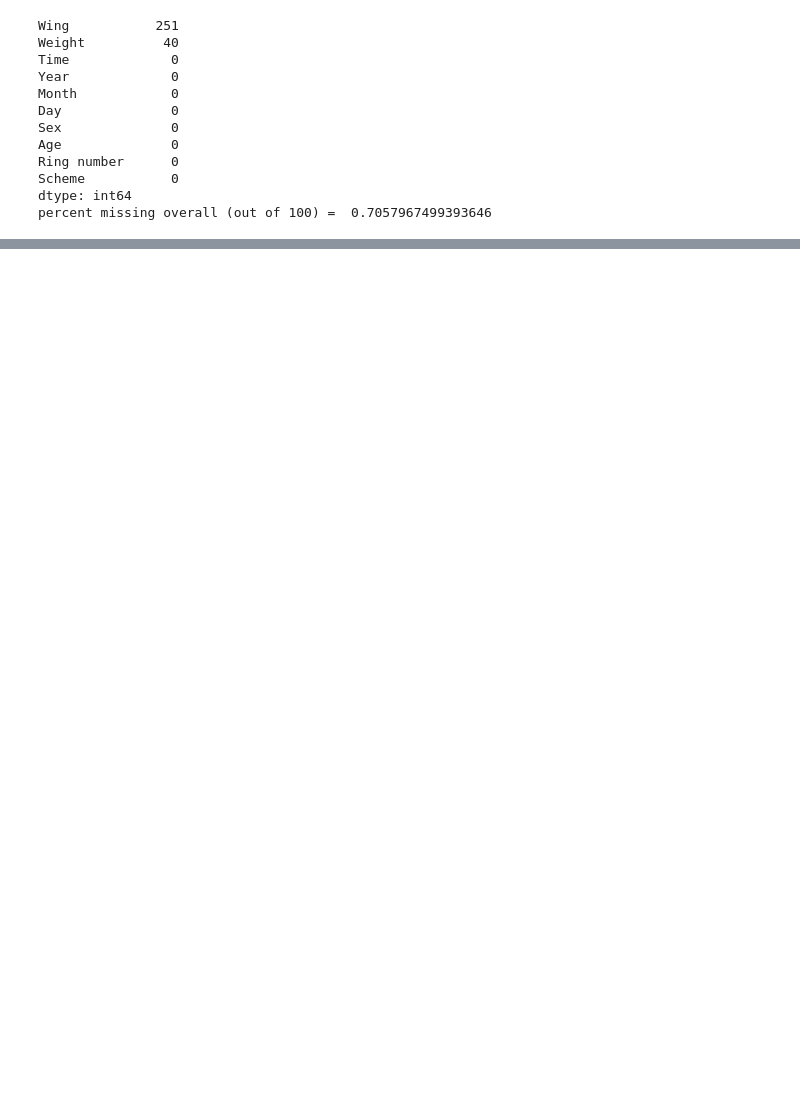
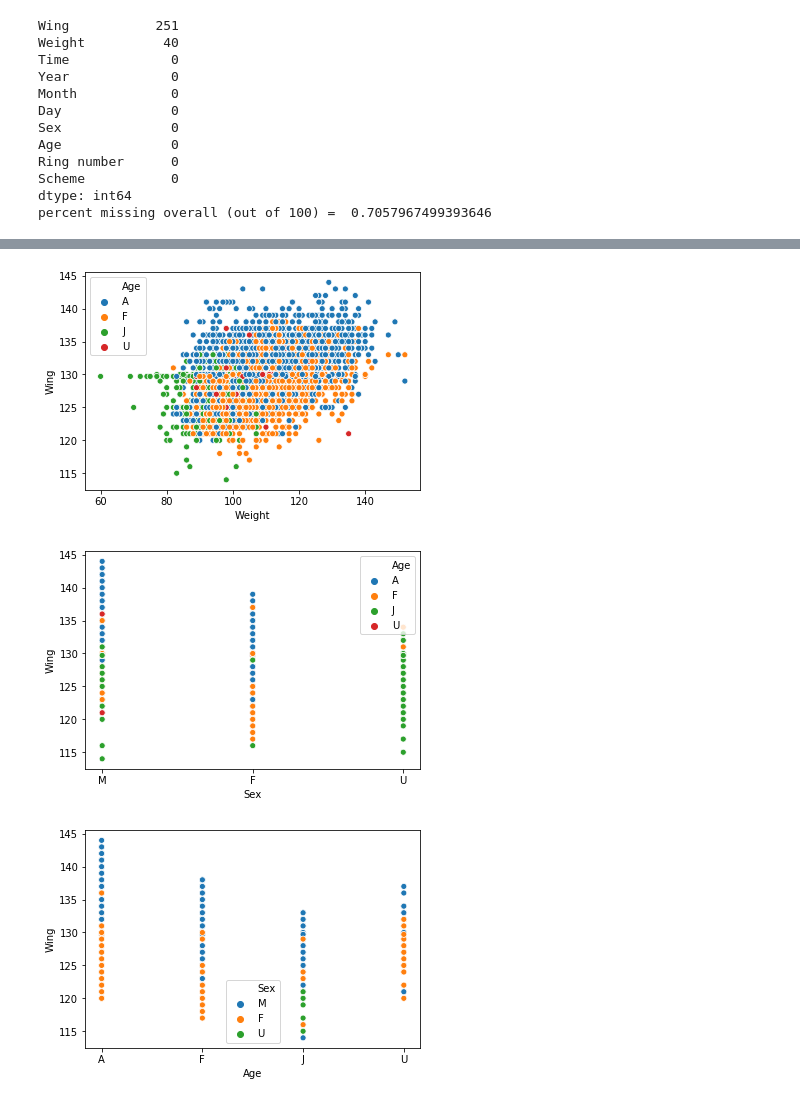
Before and after one commit to foreverloop/oneoff-example-code, a Jupyter notebook: blackbird_eda_models.ipynb, the cells around one changed output, grey strips where cells are left out. Drawn from its saved outputs; the diff is of its cells as text; code cells hidden in the pictures; blank space fills up the shorter version.

```diff
--- a/blackbird_eda_models.ipynb
+++ b/blackbird_eda_models.ipynb
@@ -89,0 +117,10 @@ ValueError: cannot convert float NaN to integer
+# %%
+ax = sns.scatterplot(x="Weight", y="Wing", hue="Age",data=df_birds)
+plt.show()
+ax = sns.scatterplot(x="Sex", y="Wing", hue="Age",data=df_birds)
+plt.show()
+ax = sns.scatterplot(x="Age", y="Wing", hue="Sex",data=df_birds)
+# %% [output]
+[figure, added]
+[figure, added]
+[figure, added]
```
Also changed, not shown: parts of 16 cells of this notebook.
